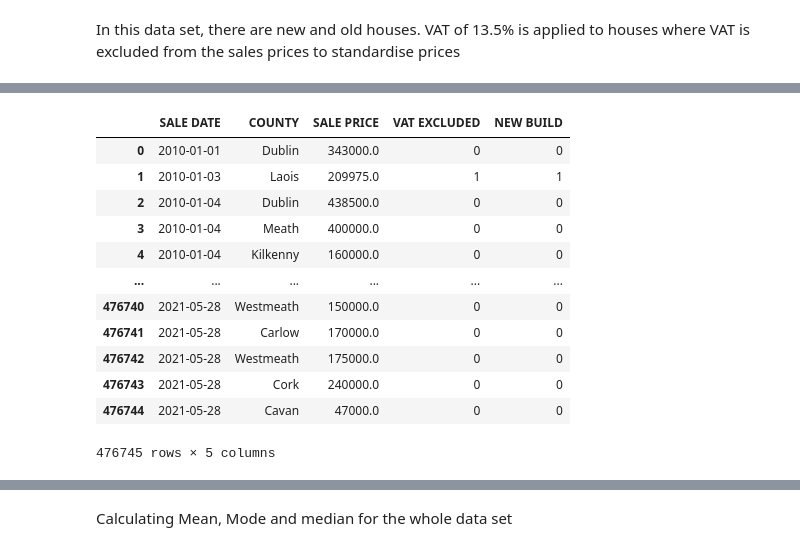
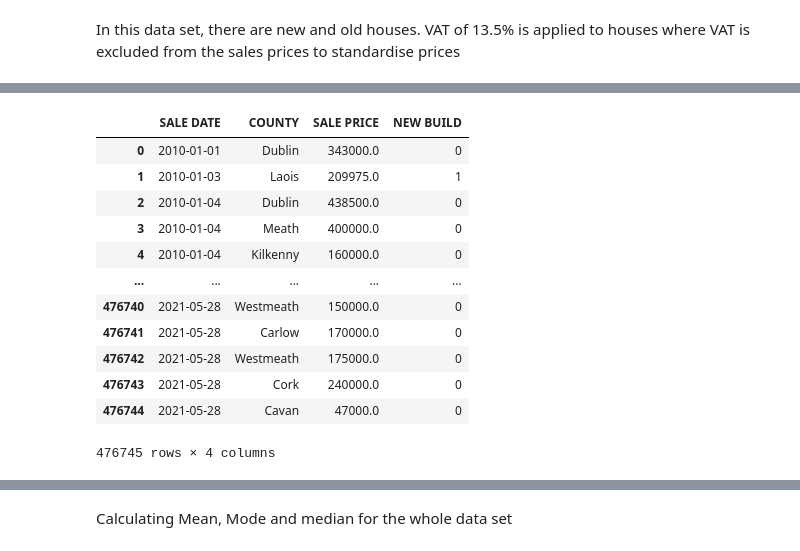
Before and after one commit to liamdkn/DataScience, a Jupyter notebook: RTB Ireland Rent Analysis/rent-analysis.ipynb, the cells around one changed output, grey strips where cells are left out. Cells and saved outputs as stored; diff of their text form; code cells hidden in the pictures.

```diff
--- a/RTB Ireland Rent Analysis/rent-analysis.ipynb
+++ b/RTB Ireland Rent Analysis/rent-analysis.ipynb
@@ -4,3 +5,8 @@ pip install opendatasets
+# %%
+pd.reset_option('display.max_rows')
+
+# Reset the 'display.max_columns' option to its default value (20 by default)
+pd.reset_option('display.max_columns')
 # %%
 import opendatasets as od
 import pandas as pd
@@ -52,10 +60,10 @@ propertyPrice_df = propertyPrice_df.dropna() #drop any rows that contain a null
 # %%
-propertyPrice_df.rename(columns = {'SALE_DATE':'SALE DATE', 'SALE_PRICE':'SALE PRICE',
-                              'IF_VAT_EXCLUDED':'VAT EXCLUDED', 'PROPERTY_DESC': 'NEW BUILD' }, inplace = True)
+propertyPrice_df.rename(columns = {
+    'SALE_DATE':'SALE DATE',
+    'SALE_PRICE':'SALE PRICE',
+    'IF_VAT_EXCLUDED':'VAT EXCLUDED',
+    'PROPERTY_DESC': 'NEW BUILD'
+}, inplace = True) #rename columns and store in a new dataframe
 # %% [markdown]
 In this data set, there are new and old houses.
 VAT of 13.5% is applied to houses where VAT is excluded from the sales prices to standardise prices
-# %%
-propertyPrice_df.loc[propertyPrice_df['VAT EXCLUDED'] == 1, 'SALE PRICE'] *= 1.135
-
-propertyPrice_df
@@ -75,0 +70,6 @@ propertyPrice_df
+# %%
+newPropertyPrice_df = propertyPrice_df.copy(deep=True) #create a copy to avoid modifying the original
+newPropertyPrice_df.loc[propertyPrice_df['VAT EXCLUDED'] == 1, 'SALE PRICE'] *= 1.135
+
+newPropertyPrice_df.drop(columns=["VAT EXCLUDED"], inplace=True) #drop column and store in current data frame
+newPropertyPrice_df
@@ -76,20 +90,18 @@ propertyPrice_df
 # %%
-propertyPrice_df.loc[propertyPrice_df['NEW BUILD'] == 'New Dwelling house /Apartment', 'NEW BUILD'] = '1'
-propertyPrice_df.loc[propertyPrice_df['NEW BUILD'] == 'Second-Hand Dwelling house /Apartment', 'NEW BUILD'] = '0'
-
-
-propertyPrice_df
+newPropertyPrice_df.loc[newPropertyPrice_df['NEW BUILD'] == 'New Dwelling house /Apartment', 'NEW BUILD'] = '1'
+newPropertyPrice_df.loc[newPropertyPrice_df['NEW BUILD'] == 'Second-Hand Dwelling house /Apartment', 'NEW BUILD'] = '0'
+newPropertyPrice_df
 # %% [output]
-|  | SALE DATE | COUNTY | SALE PRICE | VAT EXCLUDED | NEW BUILD |
-| 0 | 2010-01-01 | Dublin | 343000.0 | 0 | 0 |
-| 1 | 2010-01-03 | Laois | 209975.0 | 1 | 1 |
-| 2 | 2010-01-04 | Dublin | 438500.0 | 0 | 0 |
-| 3 | 2010-01-04 | Meath | 400000.0 | 0 | 0 |
-| 4 | 2010-01-04 | Kilkenny | 160000.0 | 0 | 0 |
-| ... | ... | ... | ... | ... | ... |
-| 476740 | 2021-05-28 | Westmeath | 150000.0 | 0 | 0 |
-| 476741 | 2021-05-28 | Carlow | 170000.0 | 0 | 0 |
-| 476742 | 2021-05-28 | Westmeath | 175000.0 | 0 | 0 |
-| 476743 | 2021-05-28 | Cork | 240000.0 | 0 | 0 |
-| 476744 | 2021-05-28 | Cavan | 47000.0 | 0 | 0 |
+|  | SALE DATE | COUNTY | SALE PRICE | NEW BUILD |
+| 0 | 2010-01-01 | Dublin | 343000.0 | 0 |
+| 1 | 2010-01-03 | Laois | 209975.0 | 1 |
+| 2 | 2010-01-04 | Dublin | 438500.0 | 0 |
+| 3 | 2010-01-04 | Meath | 400000.0 | 0 |
+| 4 | 2010-01-04 | Kilkenny | 160000.0 | 0 |
+| ... | ... | ... | ... | ... |
+| 476740 | 2021-05-28 | Westmeath | 150000.0 | 0 |
+| 476741 | 2021-05-28 | Carlow | 170000.0 | 0 |
+| 476742 | 2021-05-28 | Westmeath | 175000.0 | 0 |
+| 476743 | 2021-05-28 | Cork | 240000.0 | 0 |
+| 476744 | 2021-05-28 | Cavan | 47000.0 | 0 |
-476745 rows × 5 columns
+476745 rows × 4 columns
```
Also changed, not shown: parts of 26 cells of this notebook.
